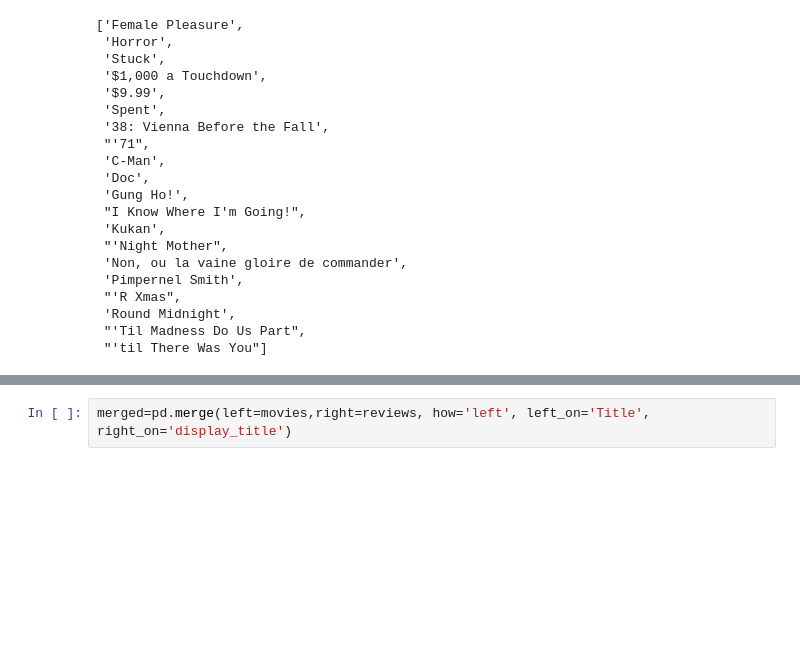
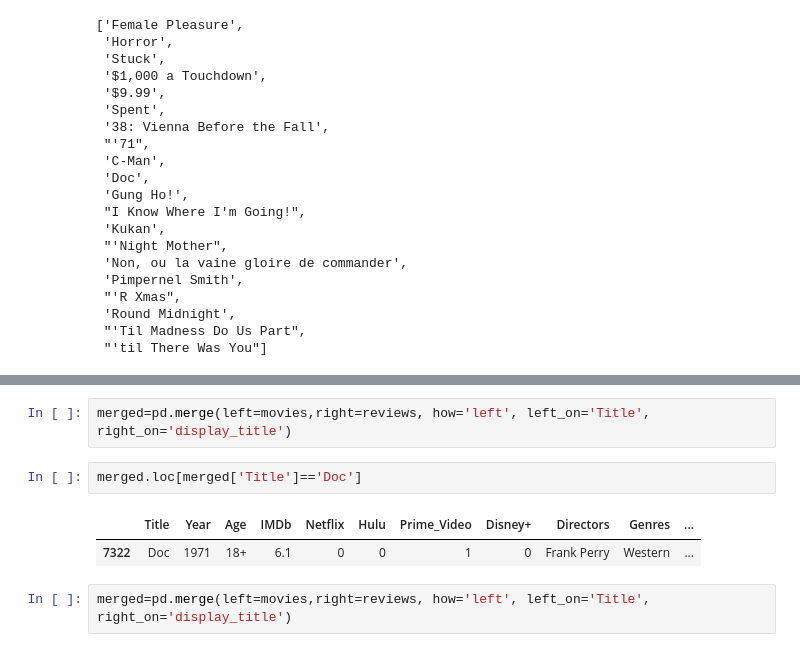
Before and after one commit to silviaherf/apis-project, a Jupyter notebook: src/API_movies.ipynb, the cells around one changed output, grey strips where cells are left out. Drawn from its saved outputs; the diff is of its cells as text; blank space fills up the shorter version.

Commit message:
Merge-regex  arreglado

```diff
--- a/src/API_movies.ipynb
+++ b/src/API_movies.ipynb
@@ -309,3 +213,10 @@ reviews
+# %%
+merged=pd.merge(left=movies,right=reviews, how='left', left_on='Title', right_on='display_title')
+# %%
+merged.loc[merged['Title']=='Doc']
+# %% [output]
+|  | Title | Year | Age | IMDb | Netflix | Hulu | Prime_Video | Disney+ | Directors | Genres | ... |
+| 7322 | Doc | 1971 | 18+ | 6.1 | 0 | 0 | 1 | 0 | Frank Perry | Western | ... |
 # %%
 merged=pd.merge(left=movies,right=reviews, how='left', left_on='Title', right_on='display_title')
 # %%
```
Also changed, not shown: parts of 7 cells of this notebook, 1 other file.
